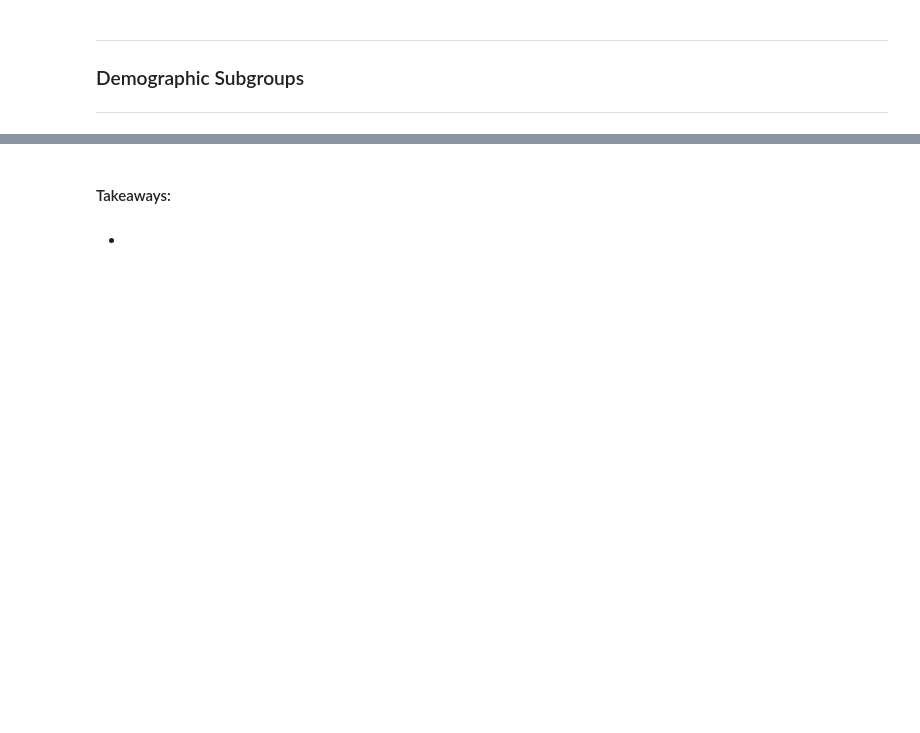
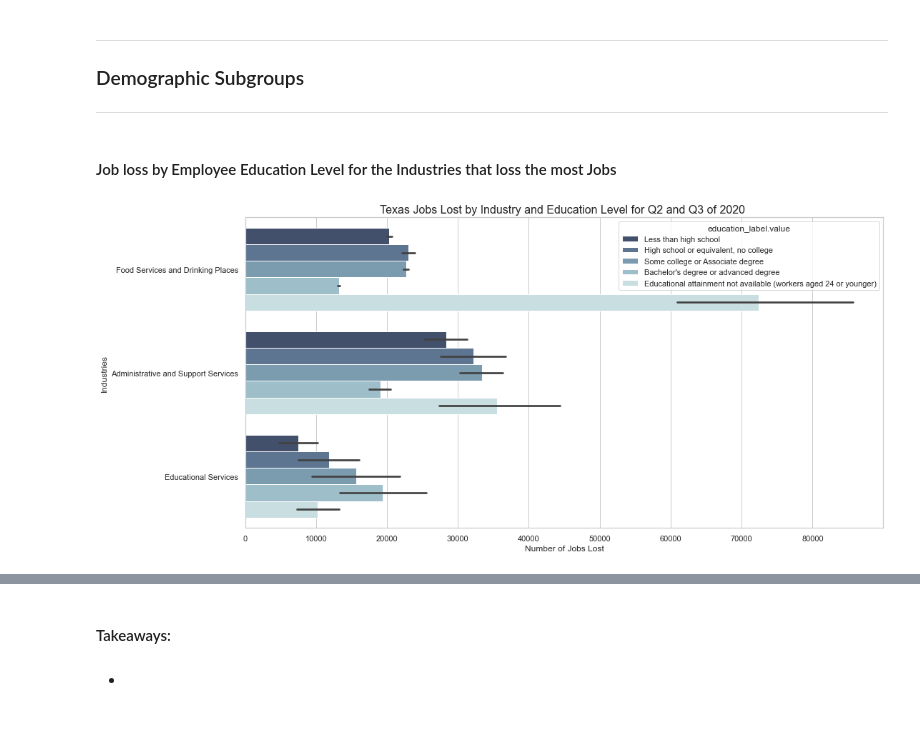
Before and after one commit to capstone-job-market-analysis/job-market-analysis, a Jupyter notebook: final_notebook.ipynb, the cells around one changed output, grey strips where cells are left out. Cells and saved outputs as stored; diff of their text form; code cells hidden in the pictures; blank space fills up the shorter version.

```diff
--- a/final_notebook.ipynb
+++ b/final_notebook.ipynb
@@ -198,3 +197,22 @@ plt.show()
 ---
 ### Demographic Subgroups
 ---
+# %% [markdown]
+#### Job loss by Employee Education Level for the Industries that loss the most Jobs
+# %%
+# Selecting the industries with the highest number of job losses
+ed_top = e.select_industries(ed, 722, [561, 611])
+# Selecting Q2 and Q3 2020:
+ed_q2q3_sep = ed_top[(ed_top.date == '2020-04-01') | (ed_top.date == '2020-07-01')]
+
+plt.figure(figsize=(16,8))
+sns.barplot(x="Sep", y="industry_name",
+                hue='education_label.value',
+                palette="ch:r=-.2,d=.3_r",
+                data=ed_q2q3_sep, alpha=1)
+plt.title('Texas Jobs Lost by Industry and Education Level for Q2 and Q3 of 2020 ', fontsize=16)
+plt.xlabel('Number of Jobs Lost')
+plt.ylabel('Industries')
+plt.show()
+# %% [output]
+[figure, added]
```
Also changed, not shown: parts of 35 cells of this notebook, 1 other file.
